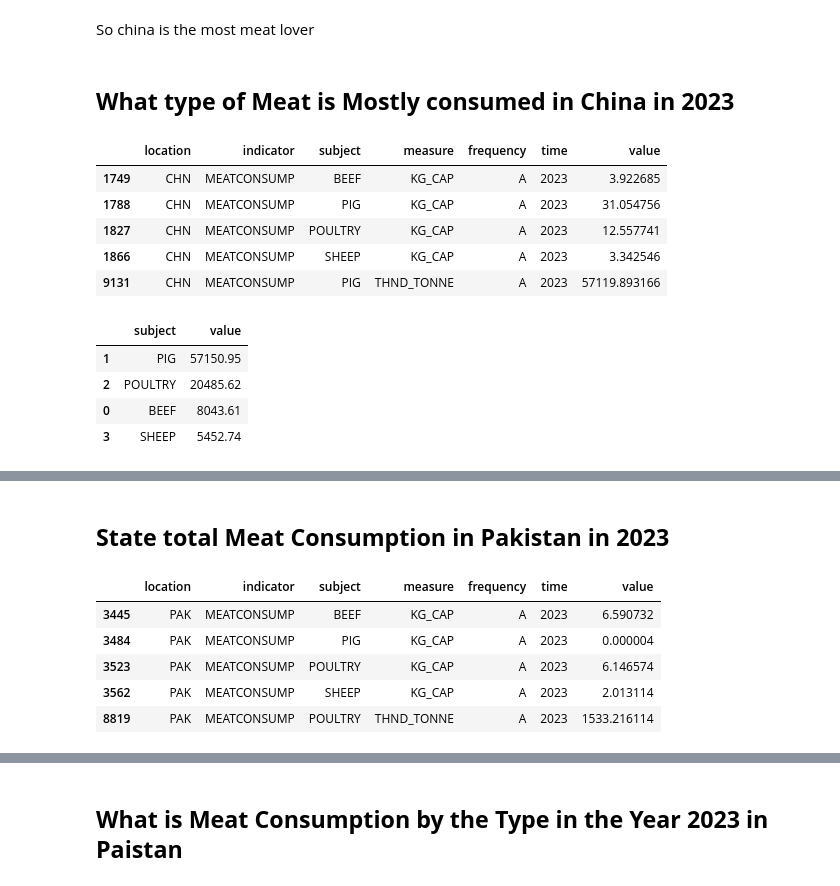
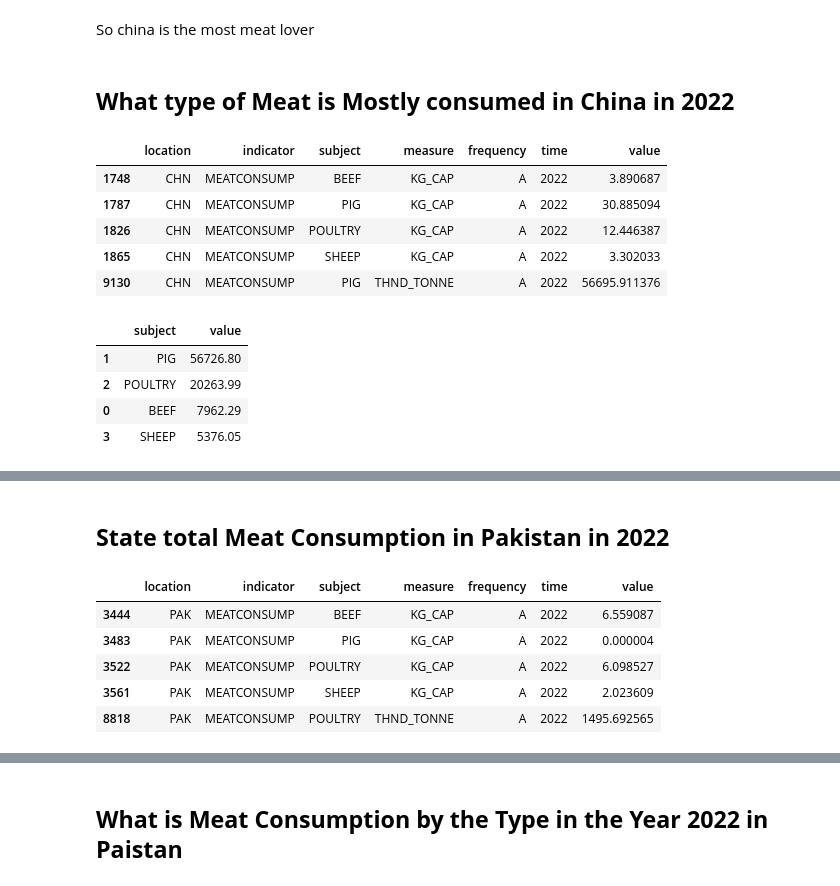
Before and after one commit to AliNaqvi110/Meat-Consumption-Analysis, a Jupyter notebook: meat-consumption-dataset-analysis.ipynb, the cells around one changed output, grey strips where cells are left out. Saved outputs shown, nothing was run; the diff lists cells and outputs as text; code cells hidden in the pictures.

```diff
--- a/meat-consumption-dataset-analysis.ipynb
+++ b/meat-consumption-dataset-analysis.ipynb
@@ -118,6 +124,6 @@ we can clealry see that meat consumption is increasing every year
 # %%
 # first we have to filter data for the year 2023
-data_2023 = data[data['time'] == '2023']
-data_2023.head()
+data_2022 = data[data['time'] == '2022']
+data_2022.head()
 # %% [output]
 |  | location | indicator | subject | measure | frequency | time | value |
@@ -203,18 +209,18 @@ fig.show()
 # %% [markdown]
 So china is the most meat lover
 # %% [markdown]
-## **What type of Meat is Mostly consumed in China in 2023**
+## **What type of Meat is Mostly consumed in China in 2022**
 # %%
 # filtering for the china
-data_china = data_2023[data_2023['location'] == 'CHN']
+data_china = data_2022[data_2022['location'] == 'CHN']
 data_china.head()
 # %% [output]
 |  | location | indicator | subject | measure | frequency | time | value |
-| 1749 | CHN | MEATCONSUMP | BEEF | KG_CAP | A | 2023 | 3.922685 |
-| 1788 | CHN | MEATCONSUMP | PIG | KG_CAP | A | 2023 | 31.054756 |
-| 1827 | CHN | MEATCONSUMP | POULTRY | KG_CAP | A | 2023 | 12.557741 |
-| 1866 | CHN | MEATCONSUMP | SHEEP | KG_CAP | A | 2023 | 3.342546 |
-| 9131 | CHN | MEATCONSUMP | PIG | THND_TONNE | A | 2023 | 57119.893166 |
+| 1748 | CHN | MEATCONSUMP | BEEF | KG_CAP | A | 2022 | 3.890687 |
+| 1787 | CHN | MEATCONSUMP | PIG | KG_CAP | A | 2022 | 30.885094 |
+| 1826 | CHN | MEATCONSUMP | POULTRY | KG_CAP | A | 2022 | 12.446387 |
+| 1865 | CHN | MEATCONSUMP | SHEEP | KG_CAP | A | 2022 | 3.302033 |
+| 9130 | CHN | MEATCONSUMP | PIG | THND_TONNE | A | 2022 | 56695.911376 |
 # %%
 # groupby by the meat type
 data_china_meat = data_china.groupby(['subject']).sum()['value'].round(2).reset_index()
@@ -222,10 +228,10 @@ data_china_meat.sort_values(by='value', ascending=False, inplace=True)
 data_china_meat.head()
 # %% [output]
 |  | subject | value |
-| 1 | PIG | 57150.95 |
-| 2 | POULTRY | 20485.62 |
-| 0 | BEEF | 8043.61 |
-| 3 | SHEEP | 5452.74 |
+| 1 | PIG | 56726.80 |
+| 2 | POULTRY | 20263.99 |
+| 0 | BEEF | 7962.29 |
+| 3 | SHEEP | 5376.05 |
 # %%
 import plotly.graph_objects as go
 
@@ -236,18 +242,18 @@ fig.show()
 # %% [output]
 [interactive output not drawn]
 # %% [markdown]
-## **State total Meat Consumption in Pakistan in 2023**
+## **State total Meat Consumption in Pakistan in 2022**
 # %%
 # get the data
-data_pak = data_2023[data_2023['location'] == 'PAK']
+data_pak = data_2022[data_2022['location'] == 'PAK']
 data_pak.head()
 # %% [output]
 |  | location | indicator | subject | measure | frequency | time | value |
-| 3445 | PAK | MEATCONSUMP | BEEF | KG_CAP | A | 2023 | 6.590732 |
-| 3484 | PAK | MEATCONSUMP | PIG | KG_CAP | A | 2023 | 0.000004 |
-| 3523 | PAK | MEATCONSUMP | POULTRY | KG_CAP | A | 2023 | 6.146574 |
-| 3562 | PAK | MEATCONSUMP | SHEEP | KG_CAP | A | 2023 | 2.013114 |
-| 8819 | PAK | MEATCONSUMP | POULTRY | THND_TONNE | A | 2023 | 1533.216114 |
+| 3444 | PAK | MEATCONSUMP | BEEF | KG_CAP | A | 2022 | 6.559087 |
+| 3483 | PAK | MEATCONSUMP | PIG | KG_CAP | A | 2022 | 0.000004 |
+| 3522 | PAK | MEATCONSUMP | POULTRY | KG_CAP | A | 2022 | 6.098527 |
+| 3561 | PAK | MEATCONSUMP | SHEEP | KG_CAP | A | 2022 | 2.023609 |
+| 8818 | PAK | MEATCONSUMP | POULTRY | THND_TONNE | A | 2022 | 1495.692565 |
 # %%
 import plotly.graph_objects as go
 
@@ -264,7 +270,7 @@ fig.show()
 # %% [output]
 [interactive output not drawn]
 # %% [markdown]
-## **What is Meat Consumption by the Type in the Year 2023 in Paistan**
+## **What is Meat Consumption by the Type in the Year 2022 in Paistan**
 # %%
 data_pak_meat = data_pak.groupby('subject').sum()['value'].round(2).reset_index()
 data_pak_meat.sort_values(by='value', ascending=False, inplace=True)
```
Also changed, not shown: parts of 25 cells of this notebook.
